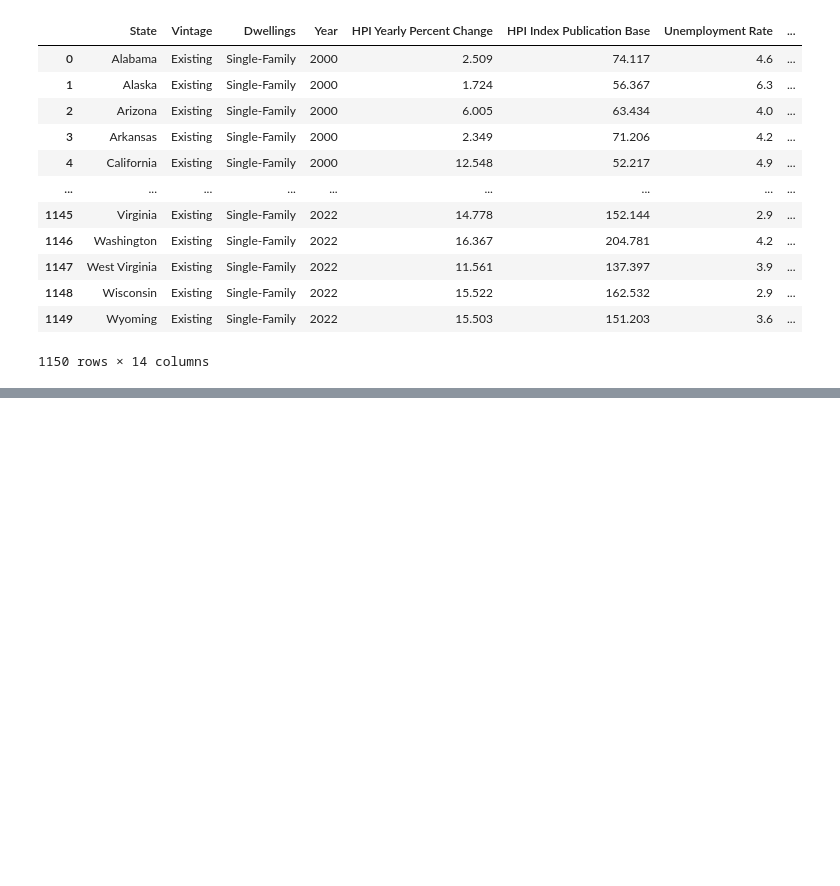
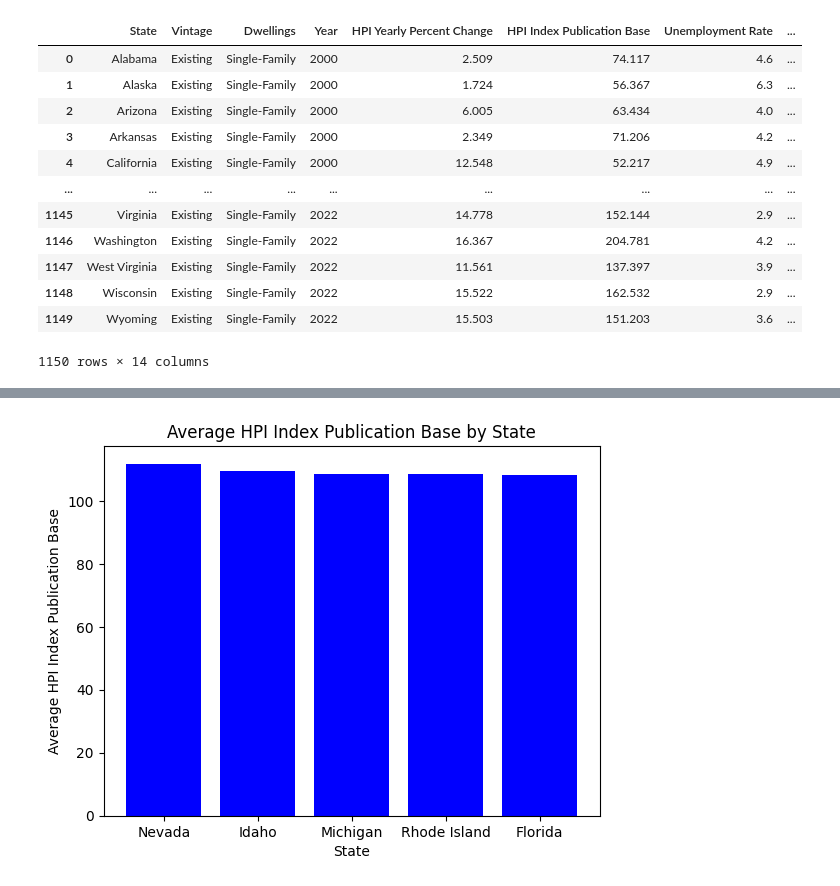
Before and after one commit to MegRob050/Projects, a Jupyter notebook: Inflation, HPI, and Unemployement.ipynb, the cells around one changed output, grey strips where cells are left out. Cells and saved outputs as stored; diff of their text form; code cells hidden in the pictures; blank space fills up the shorter version.

```diff
--- a/Inflation, HPI, and Unemployement.ipynb
+++ b/Inflation, HPI, and Unemployement.ipynb
@@ -274,0 +297,17 @@ final_merge
+# %%
+## Bar Chart
+# Used to find the top 5 states by HPI Index Publication Base
+
+State_Average = Final_Project_File.groupby('State')['HPI Index Publication Base'].mean()
+Top_5 = State_Average.nlargest(5)
+
+plt.bar(Top_5.index, Top_5.values, color = 'blue')
+
+# Adding labels and title
+plt.xlabel('State')
+plt.ylabel('Average HPI Index Publication Base')
+plt.title('Average HPI Index Publication Base by State')
+
+plt.show()
+# %% [output]
+[figure, added]
```
Also changed, not shown: parts of 15 cells of this notebook, 1 other file.
